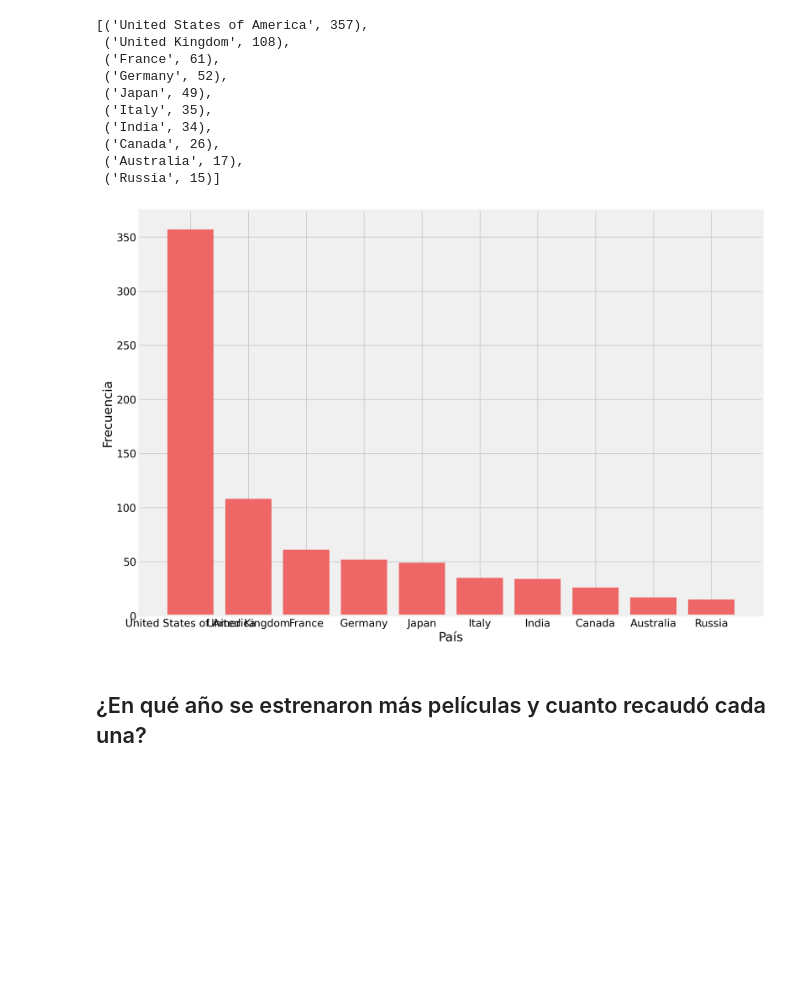
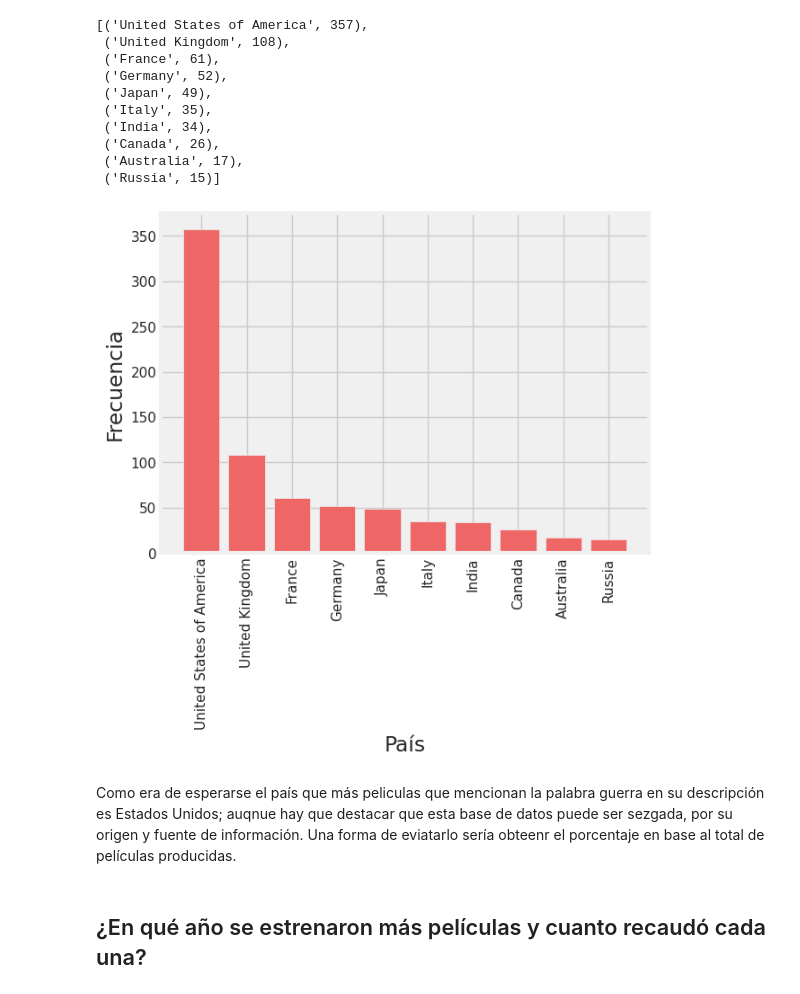
Before and after one commit to danielfrgs/2022_1-Datos-Masivos-I, a Jupyter notebook: Proyectos/P1/P1.ipynb, the cells around one changed output. Drawn from its saved outputs; the diff is of its cells as text; code cells hidden in the pictures; blank space fills up the shorter version.

```diff
--- a/Proyectos/P1/P1.ipynb
+++ b/Proyectos/P1/P1.ipynb
@@ -277,18 +283,20 @@ country_war_cont.take(10)
 # %%
 histograma = country_war_cont.take(10)#.collect()
 numeros = [ numero for (numero, _) in histograma ]
 frecuencias = [ frecuencia for (_, frecuencia) in histograma ]
 
-figure(figsize=(15, 10), dpi=200)
+figure(figsize=(7, 5), dpi=100)
 with plt.style.context('fivethirtyeight'):
     plt.bar(numeros, frecuencias, color='#EE6666')
 
 plt.xlabel('País')
 plt.ylabel('Frecuencia')
+plt.xticks(rotation=90)
 plt.show()
-figsize =(10, 7)
 # %% [output]
-[figure, old version]
+[figure, new version]
+# %% [markdown]
+Como era de esperarse el país que más peliculas que mencionan la palabra guerra en su descripción es Estados Unidos; auqnue hay que destacar que esta base de datos puede ser sezgada, por su origen y fuente de información. Una forma de eviatarlo sería obteenr el porcentaje en base al total de películas producidas.
 # %% [markdown]
 ## ¿En qué año se estrenaron más películas y cuanto recaudó cada una?
 # %%
```
Also changed, not shown: parts of 39 cells of this notebook.
